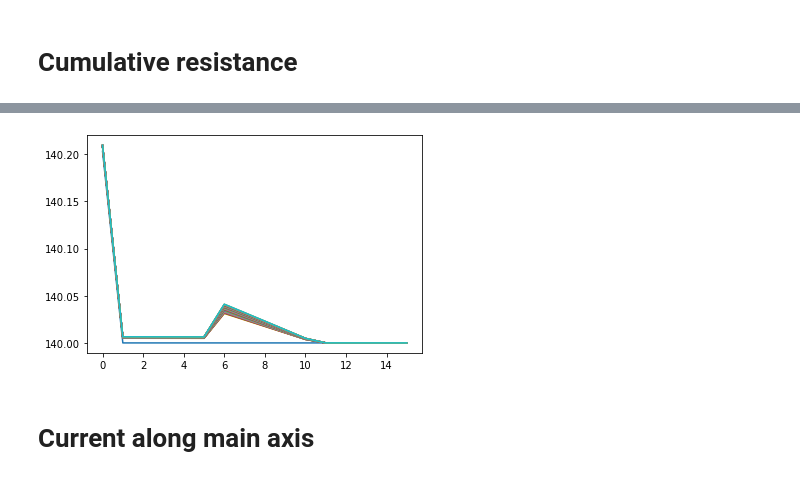
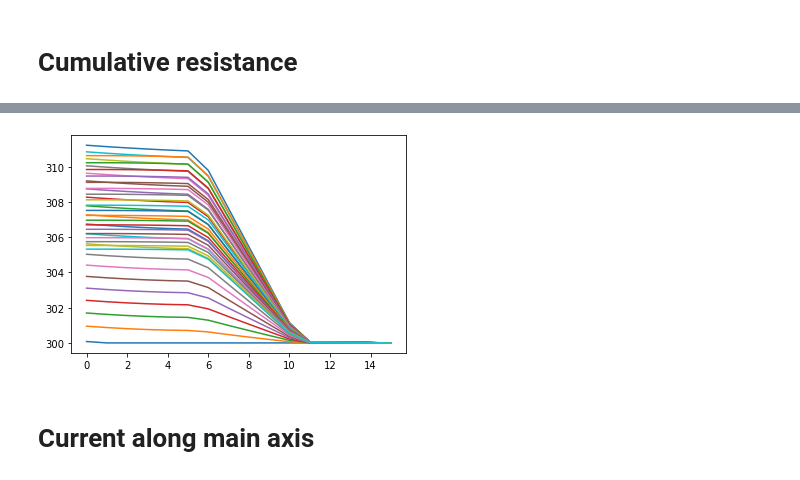
Before and after one commit to feblmu/Eberhardt2024Ion-concentration, a Jupyter notebook: notebooks/analyze_full_run.ipynb, the cells around one changed output, grey strips where cells are left out. Saved outputs shown, nothing was run; the diff lists cells and outputs as text; code cells hidden in the pictures.

```diff
--- a/notebooks/analyze_full_run.ipynb
+++ b/notebooks/analyze_full_run.ipynb
@@ -127,12 +127,12 @@ Text(0.5, 0, 'time [ms]')
 # %%
 t_1 =10
 
-c_total = c_Na + c_K - c_Cl
+c_total = c_Na + c_K + c_Cl
 for t_i in range(0,400,10):
 
     plt.plot(c_total[t_i, :])
 # %% [output]
-[figure, old version]
+[figure, new version]
 # %% [markdown]
 # Current along main axis
 # %%
```
Also changed, not shown: parts of 8 cells of this notebook, 6 other files.
